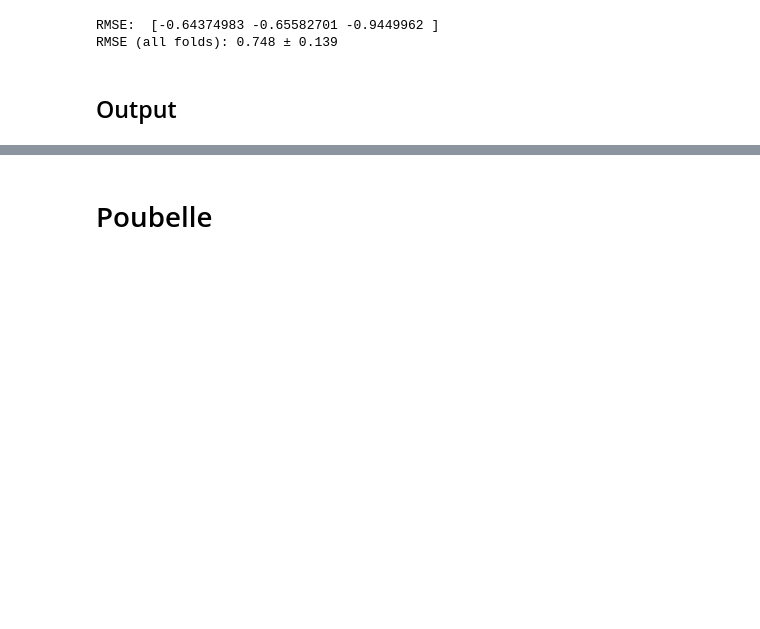
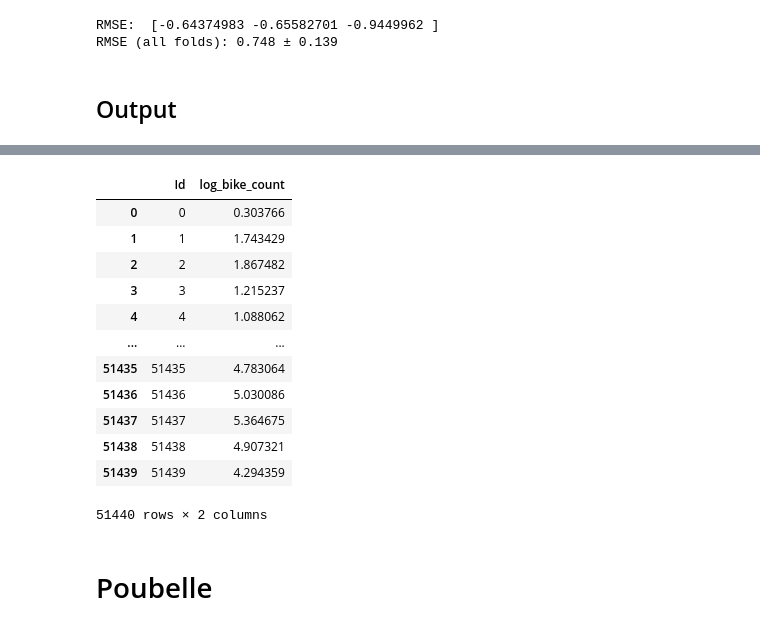
Before and after one commit to p-haas/bike_counters, a Jupyter notebook: WIP/eda_notebook.ipynb, the cells around one changed output, grey strips where cells are left out. Saved outputs shown, nothing was run; the diff lists cells and outputs as text; code cells hidden in the pictures; blank space fills up the shorter version.

```diff
--- a/WIP/eda_notebook.ipynb
+++ b/WIP/eda_notebook.ipynb
@@ -1317,7 +1432,21 @@ y_test = pipe.predict(X_test)
 # %%
-pd.DataFrame(y_test, columns=["log_bike_count"]).reset_index().rename(
-    columns={"index": "Id"}
-).to_csv("/Users/pierrehaas/bike_counters/predictions.csv", index=False)
+# pd.DataFrame(y_test, columns=["log_bike_count"]).reset_index().rename(
+#     columns={"index": "Id"}
+# ).to_csv("/Users/pierrehaas/bike_counters/predictions.csv", index=False)
+# %% [output]
+|  | Id | log_bike_count |
+| 0 | 0 | 0.303766 |
+| 1 | 1 | 1.743429 |
+| 2 | 2 | 1.867482 |
+| 3 | 3 | 1.215237 |
+| 4 | 4 | 1.088062 |
+| ... | ... | ... |
+| 51435 | 51435 | 4.783064 |
+| 51436 | 51436 | 5.030086 |
+| 51437 | 51437 | 5.364675 |
+| 51438 | 51438 | 4.907321 |
+| 51439 | 51439 | 4.294359 |
+51440 rows × 2 columns
 # %%
 # pd.DataFrame(y_test, columns=["log_bike_count"]).reset_index().rename(
 #     columns={"index": "Id"}
```
Also changed, not shown: parts of 23 cells of this notebook.
